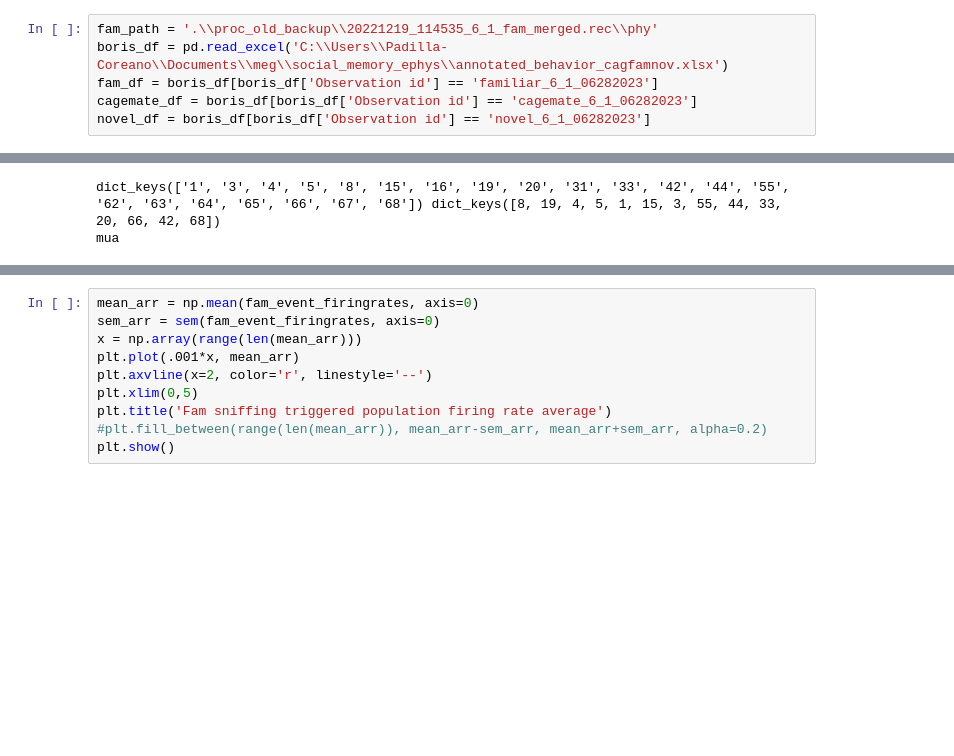
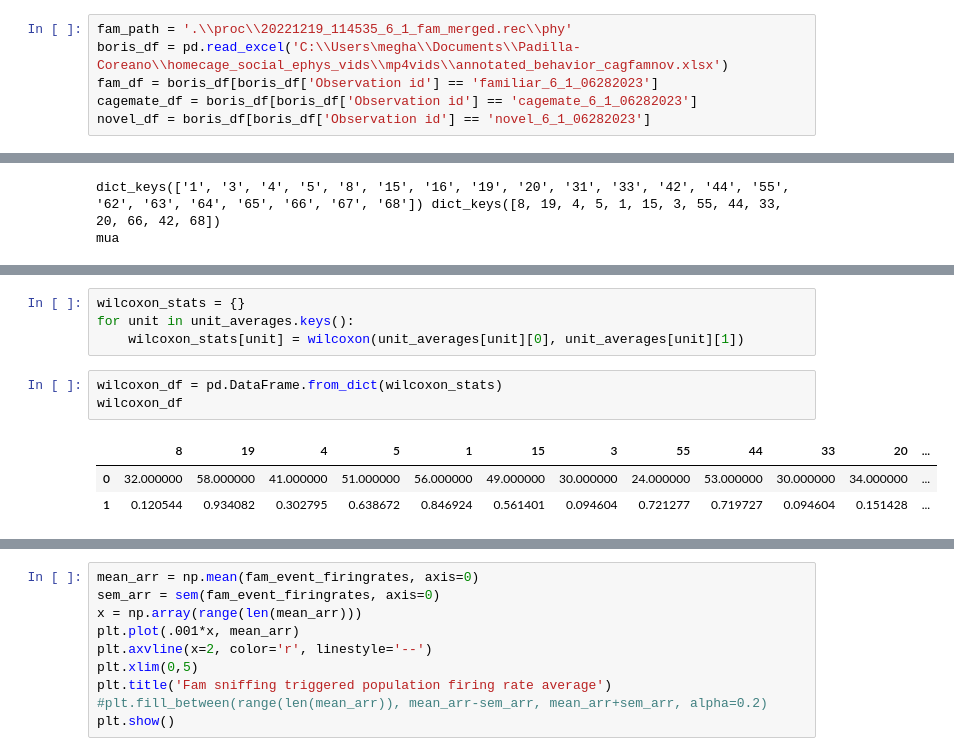
Before and after one commit to tomHep10/diff_fam_social_memory_ephys, a Jupyter notebook: Spike_analysis.ipynb, the cells around one changed output, grey strips where cells are left out. Saved outputs shown, nothing was run; the diff lists cells and outputs as text; blank space fills up the shorter version.

```diff
--- a/Spike_analysis.ipynb
+++ b/Spike_analysis.ipynb
@@ -286,8 +288,8 @@ def get_event_firing_rates(events, timestamp_array, recording_length, smoothing_
         event_firing_rates.append(event_firing_rate)
     return event_firing_rates
 # %%
-fam_path = '.\\proc_old_backup\\20221219_114535_6_1_fam_merged.rec\\phy'
-boris_df = pd.read_excel('C:\\Users\\Padilla-Coreano\\Documents\\meg\\social_memory_ephys\\annotated_behavior_cagfamnov.xlsx')
+fam_path = '.\\proc\\20221219_114535_6_1_fam_merged.rec\\phy'
+boris_df = pd.read_excel('C:\\Users\megha\\Documents\\Padilla-Coreano\\homecage_social_ephys_vids\\mp4vids\\annotated_behavior_cagfamnov.xlsx')
 fam_df = boris_df[boris_df['Observation id'] == 'familiar_6_1_06282023']
 cagemate_df = boris_df[boris_df['Observation id'] == 'cagemate_6_1_06282023']
 novel_df = boris_df[boris_df['Observation id'] == 'novel_6_1_06282023']
@@ -316,0 +364,11 @@ for unit in unit_dict:
+# %%
+wilcoxon_stats = {}
+for unit in unit_averages.keys():
+    wilcoxon_stats[unit] = wilcoxon(unit_averages[unit][0], unit_averages[unit][1])
+# %%
+wilcoxon_df = pd.DataFrame.from_dict(wilcoxon_stats)
+wilcoxon_df
+# %% [output]
+|  | 8 | 19 | 4 | 5 | 1 | 15 | 3 | 55 | 44 | 33 | 20 | ... |
+| 0 | 32.000000 | 58.000000 | 41.000000 | 51.000000 | 56.000000 | 49.000000 | 30.000000 | 24.000000 | 53.000000 | 30.000000 | 34.000000 | ... |
+| 1 | 0.120544 | 0.934082 | 0.302795 | 0.638672 | 0.846924 | 0.561401 | 0.094604 | 0.721277 | 0.719727 | 0.094604 | 0.151428 | ... |
```
Also changed, not shown: parts of 8 cells of this notebook.
